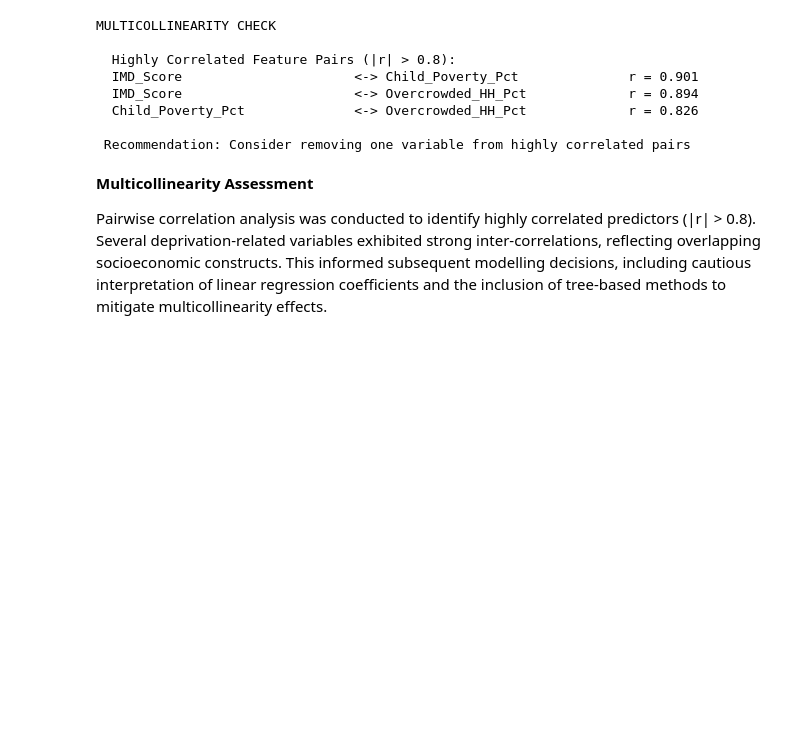
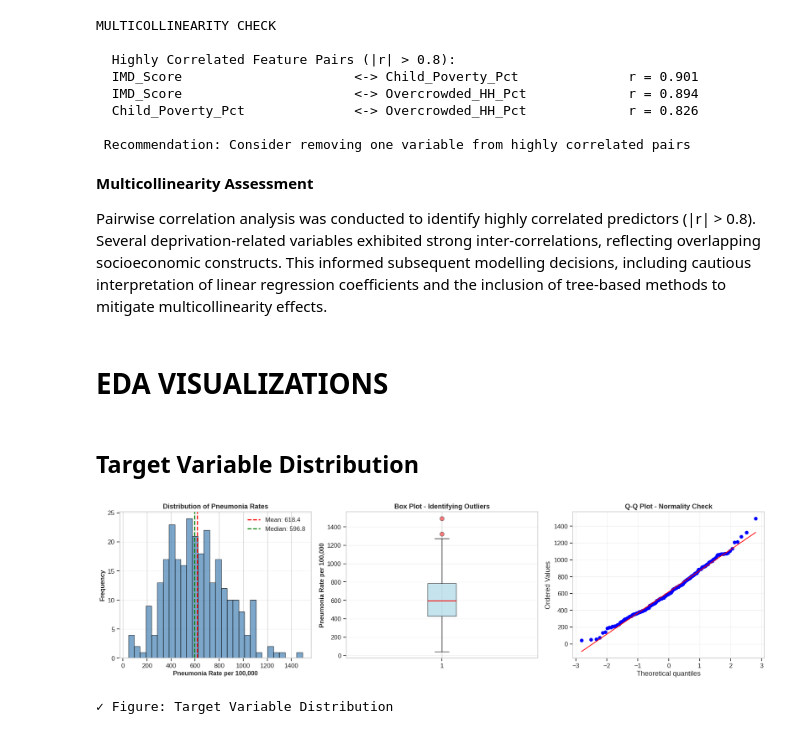
Before and after one commit to IfeakanduBenedict/pediatric-pneumonia-ml-england, a Jupyter notebook: Pediatric_Pneumonia_Analysis.ipynb, the cells around one changed output. Cells and saved outputs as stored; diff of their text form; code cells hidden in the pictures; blank space fills up the shorter version.

```diff
--- a/Pediatric_Pneumonia_Analysis.ipynb
+++ b/Pediatric_Pneumonia_Analysis.ipynb
@@ -592,3 +592,44 @@ MULTICOLLINEARITY CHECK
 **Multicollinearity Assessment**
 
 Pairwise correlation analysis was conducted to identify highly correlated predictors (|r| > 0.8). Several deprivation-related variables exhibited strong inter-correlations, reflecting overlapping socioeconomic constructs. This informed subsequent modelling decisions, including cautious interpretation of linear regression coefficients and the inclusion of tree-based methods to mitigate multicollinearity effects.
+# %% [markdown]
+
+# **EDA VISUALIZATIONS**
+# %% [markdown]
+## **Target Variable Distribution**
+# %%
+fig, axes = plt.subplots(1, 3, figsize=(18, 5))
+
+# Histogram
+axes[0].hist(pneumonia_data[target_col], bins=30, color='steelblue', edgecolor='black', alpha=0.7)
+axes[0].axvline(pneumonia_data[target_col].mean(), color='red', linestyle='--', linewidth=2,
+                label=f'Mean: {pneumonia_data[target_col].mean():.1f}')
+axes[0].axvline(pneumonia_data[target_col].median(), color='green', linestyle='--', linewidth=2,
+                label=f'Median: {pneumonia_data[target_col].median():.1f}')
+axes[0].set_xlabel('Pneumonia Rate per 100,000', fontsize=12, fontweight='bold')
+axes[0].set_ylabel('Frequency', fontsize=12, fontweight='bold')
+axes[0].set_title('Distribution of Pneumonia Rates', fontsize=13, fontweight='bold')
+axes[0].legend()
+axes[0].grid(axis='y', alpha=0.3)
+
+# Box plot
+bp = axes[1].boxplot(pneumonia_data[target_col], vert=True, patch_artist=True,
+                     boxprops=dict(facecolor='lightblue', alpha=0.7),
+                     medianprops=dict(color='red', linewidth=2),
+                     flierprops=dict(marker='o', markerfacecolor='red', markersize=8, alpha=0.5))
+axes[1].set_ylabel('Pneumonia Rate per 100,000', fontsize=12, fontweight='bold')
+axes[1].set_title('Box Plot - Identifying Outliers', fontsize=13, fontweight='bold')
+axes[1].grid(axis='y', alpha=0.3)
+
+# Q-Q plot
+stats.probplot(pneumonia_data[target_col], dist="norm", plot=axes[2])
+axes[2].set_title('Q-Q Plot - Normality Check', fontsize=13, fontweight='bold')
+axes[2].grid(alpha=0.3)
+
+plt.tight_layout()
+plt.show()
+
+print("✓ Figure: Target Variable Distribution")
+# %% [output]
+[figure, added]
+✓ Figure: Target Variable Distribution
```
